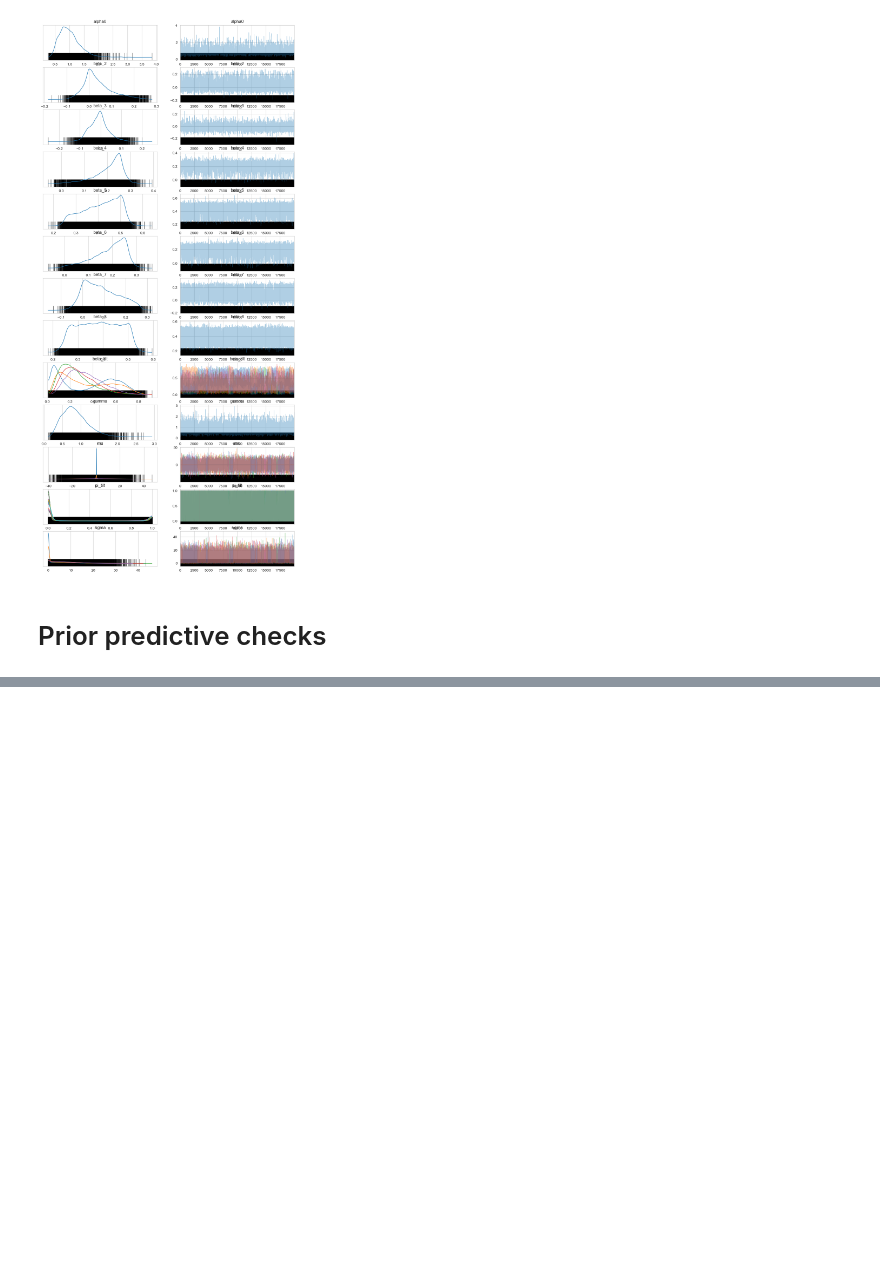
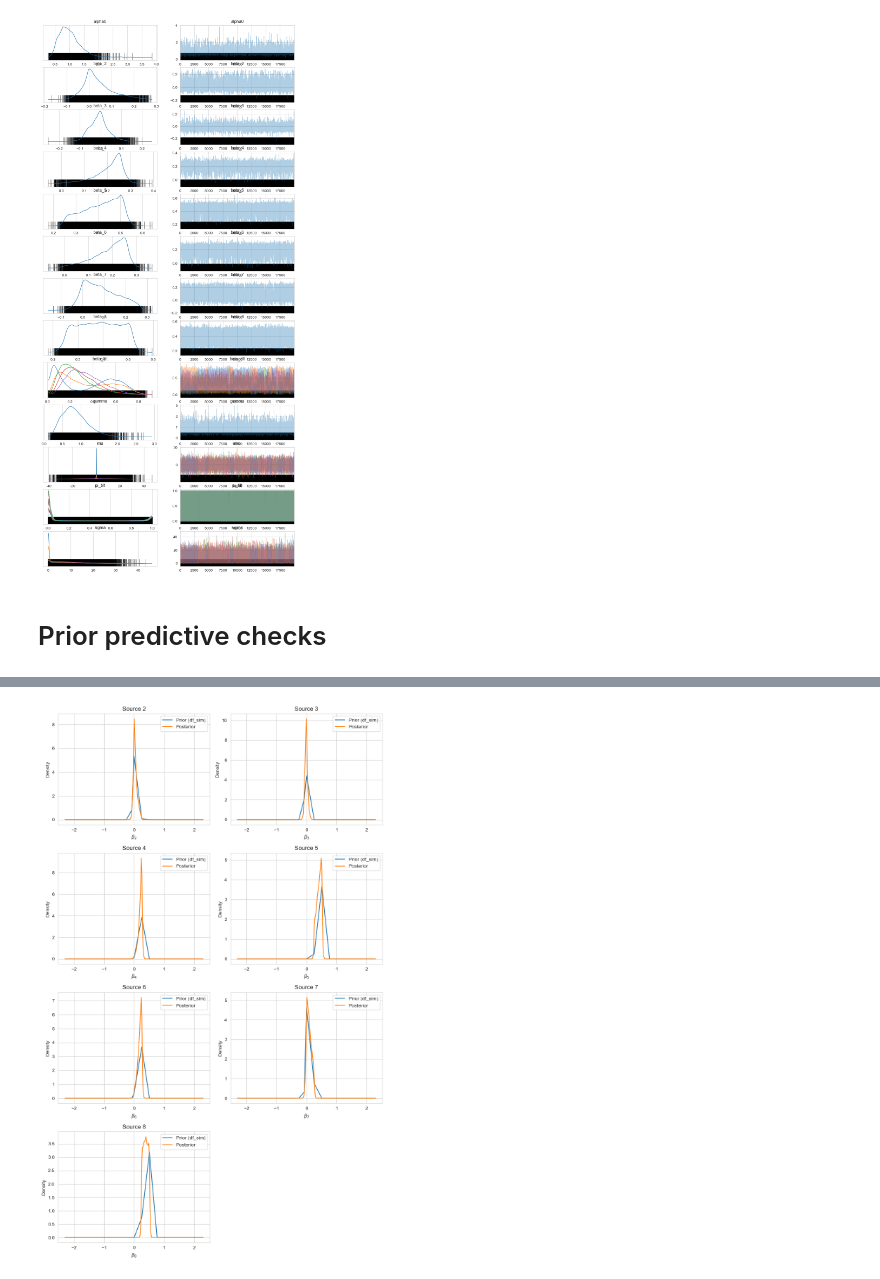
Before and after one commit to Kumachar/ResearchExamples, a Jupyter notebook: NumpyroSimulation.ipynb, the cells around one changed output, grey strips where cells are left out. Cells and saved outputs as stored; diff of their text form; code cells hidden in the pictures; blank space fills up the shorter version.

Commit message:
Added simulation experiments on Numpyro, Add prior predictive checks

```diff
--- a/NumpyroSimulation.ipynb
+++ b/NumpyroSimulation.ipynb
@@ -396,0 +318,73 @@ plot_prior_posterior_sources(idata, k=5, N_sources=8,
+# %%
+###############################################################################
+#  PRIOR–POSTERIOR DENSITY CHECK  (prior taken **directly** from df_sim)
+#  ---------------------------------------------------------------------------
+#  • Uses the profile–likelihood values in `df_sim` as an *empirical prior*
+#  • Extracts posterior samples β_s from `idata`
+#  • Overlays the two densities for every source that appears in `idata`
+###############################################################################
+import re, numpy as np, pandas as pd, matplotlib.pyplot as plt
+from scipy.stats     import gaussian_kde
+from scipy.integrate import trapz
+
+def plot_df_prior_vs_posterior(df_sim, idata):
+    """
+    Parameters
+    ----------
+    df_sim : DataFrame
+        Columns: ['source','outcome','point','value'] where 'value' is log-likelihood
+    idata  : arviz.InferenceData
+        From az.from_numpyro(mcmc); must contain `beta_<s>` variables
+    """
+    # ---- 1) WHICH β_s ARE IN THE POSTERIOR? ----
+    beta_vars   = [v for v in idata.posterior.data_vars if re.fullmatch(r"beta_\d+", v)]
+    sources_avl = sorted(int(v.split("_")[1]) for v in beta_vars)
+    if not sources_avl:
+        raise ValueError("No beta_* variables found in idata.posterior")
+
+    # ---- 2) PRE-COMPUTE EMPIRICAL PRIOR DENSITIES FROM df_sim ----
+    prior_dens  = {}   #   {s: (x_grid, p_density)}
+    for s in sources_avl:
+        sub = df_sim[df_sim["source"] == s]
+        # sum over outcomes at each grid point
+        g   = sub.groupby("point")["value"].sum().sort_index()
+        x   = g.index.to_numpy()
+        ll  = g.values
+        ll  = ll - ll.max()              # stabilise exponentiation
+        p   = np.exp(ll)
+        p   = p / trapz(p, x)            # normalise
+        prior_dens[s] = (x, p)
+
+    # ---- 3) POSTERIOR KDES ----
+    post_beta   = {s: idata.posterior[f"beta_{s}"].values.flatten()
+                   for s in sources_avl}
+    kde_post    = {s: gaussian_kde(post_beta[s]) for s in sources_avl}
+
+    # ---- 4) PLOT ----
+    n = len(sources_avl)
+    ncols, nrows = 2, int(np.ceil(n / 2))
+    fig, axes = plt.subplots(nrows, ncols, figsize=(10, 4 * nrows))
+    axes = axes.flatten()
+
+    for idx, s in enumerate(sources_avl):
+        x_prior, p_prior = prior_dens[s]
+        xmin = min(x_prior.min(),  post_beta[s].min())
+        xmax = max(x_prior.max(),  post_beta[s].max())
+        xgrid = np.linspace(xmin, xmax, 240)
+
+        axes[idx].plot(x_prior, p_prior,              label="Prior (df_sim)")
+        axes[idx].plot(xgrid, kde_post[s](xgrid),     label="Posterior")
+        axes[idx].set_title(f"Source {s}")
+        axes[idx].set_xlabel(rf"$\beta_{{{s}}}$")
+        axes[idx].set_ylabel("Density")
+        axes[idx].legend()
+        axes[idx].grid(True)
+
+    for ax in axes[n:]:
+        ax.axis("off")
+
+    fig.tight_layout()
+    plt.show()
+plot_df_prior_vs_posterior(df_sim, idata)
+# %% [output]
+[figure, added]
```
Also changed, not shown: parts of 1 cell of this notebook.
